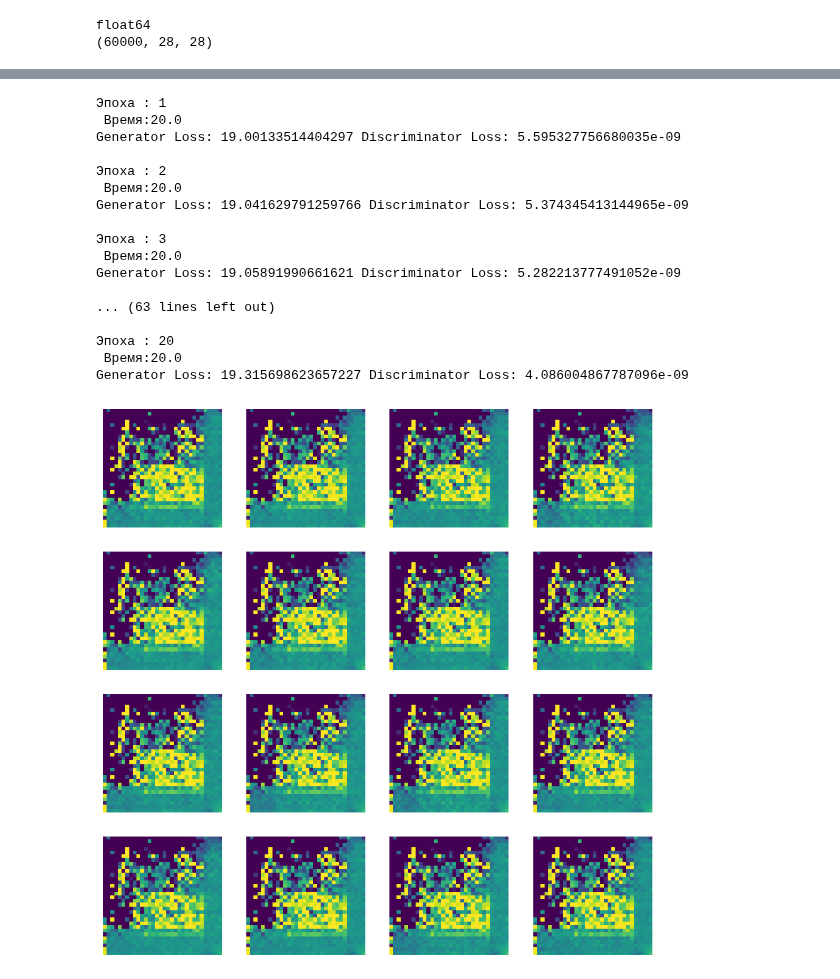
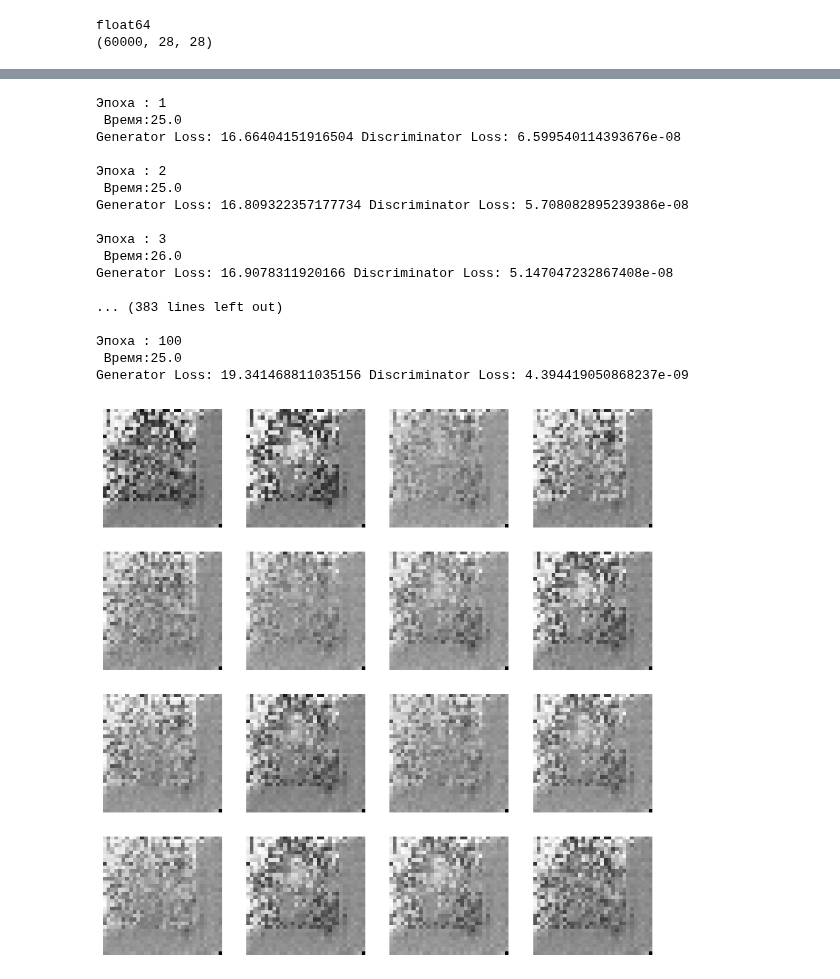
Before and after one commit to Maxxx-VS/The-Founder, a Jupyter notebook: 35_4_GAN_MNIST_fashion.ipynb, the cells around one changed output, grey strips where cells are left out. Drawn from its saved outputs; the diff is of its cells as text; code cells hidden in the pictures.

```diff
--- a/35_4_GAN_MNIST_fashion.ipynb
+++ b/35_4_GAN_MNIST_fashion.ipynb
@@ -329,7 +329,7 @@ def plot_generated_images(square = 4):
         plt.subplot(square, square, i+1)
         noise = np.random.normal(0,1,(1,LATENT_DIM))
         img = generator(noise)
-        plt.imshow(np.clip((img[0,...]+1)/2, 0, 1))
+        plt.imshow(np.clip((img[0,...]+1)/2, 0, 1), cmap=plt.cm.binary)
         plt.axis('off')
         plt.grid()
 
@@ -353,34 +353,34 @@ loss_plot(G, D)
 # %%
-G, D = train(20, dataset)
+G, D = train(100, dataset)
 # %% [output]
 Эпоха : 1
- Время:20.0
-Generator Loss: 19.00133514404297 Discriminator Loss: 5.595327756680035e-09
+ Время:25.0
+Generator Loss: 16.66404151916504 Discriminator Loss: 6.599540114393676e-08
 
 Эпоха : 2
- Время:20.0
-Generator Loss: 19.041629791259766 Discriminator Loss: 5.374345413144965e-09
+ Время:25.0
+Generator Loss: 16.809322357177734 Discriminator Loss: 5.708082895239386e-08
 
 Эпоха : 3
- Время:20.0
-Generator Loss: 19.05891990661621 Discriminator Loss: 5.282213777491052e-09
+ Время:26.0
+Generator Loss: 16.9078311920166 Discriminator Loss: 5.147047232867408e-08
 
-... (63 lines left out)
+... (383 lines left out)
 
-Эпоха : 20
- Время:20.0
-Generator Loss: 19.315698623657227 Discriminator Loss: 4.086004867787096e-09
+Эпоха : 100
+ Время:25.0
+Generator Loss: 19.341468811035156 Discriminator Loss: 4.394419050868237e-09
 # %%
 def plot_generated_images(square = 4):
     plt.figure(figsize = (10,10))
     for i in range(square * square):
         plt.subplot(square, square, i+1)
         noise = np.random.normal(0,1,(1,LATENT_DIM))
         img = generator(noise)
-        plt.imshow(np.clip((img[0,...]+1)/2, 0, 1))
+        plt.imshow(np.clip((img[0,...]+1)/2, 0, 1), cmap=plt.cm.binary)
         plt.axis('off')
         plt.grid()
 
 plot_generated_images(4)
 # %% [output]
-[figure, old version]
+[figure, new version]
```
Also changed, not shown: parts of 14 cells of this notebook.
